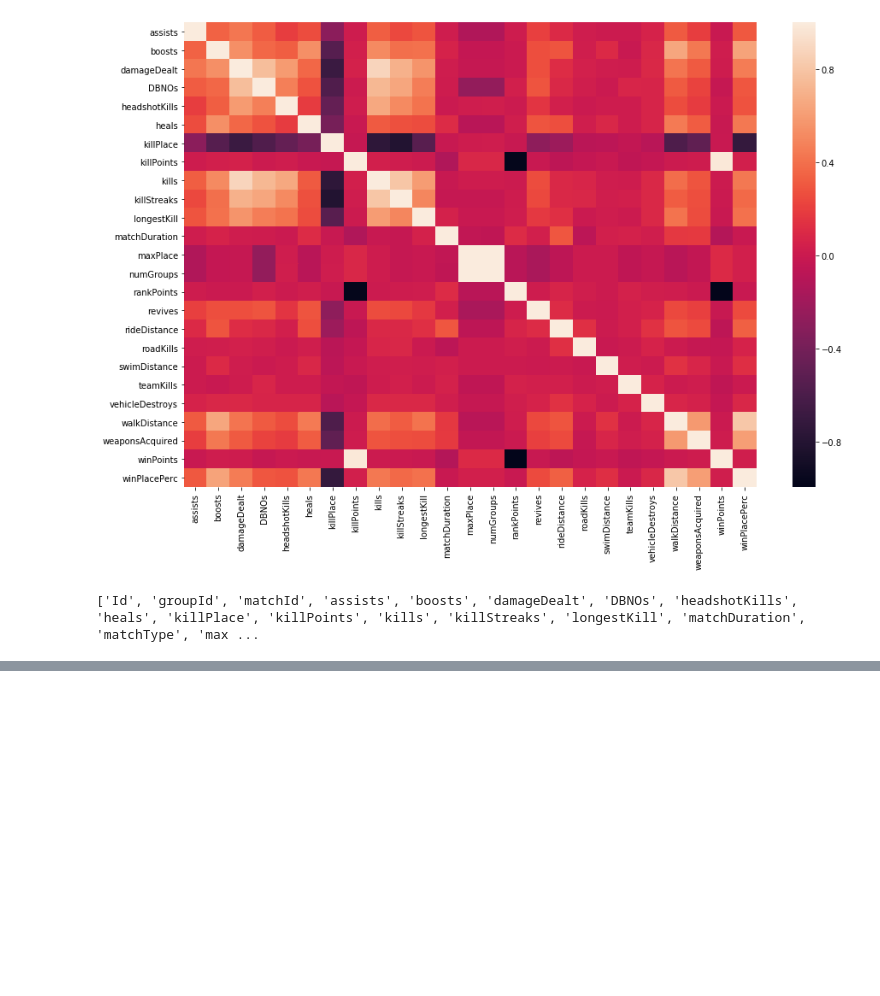
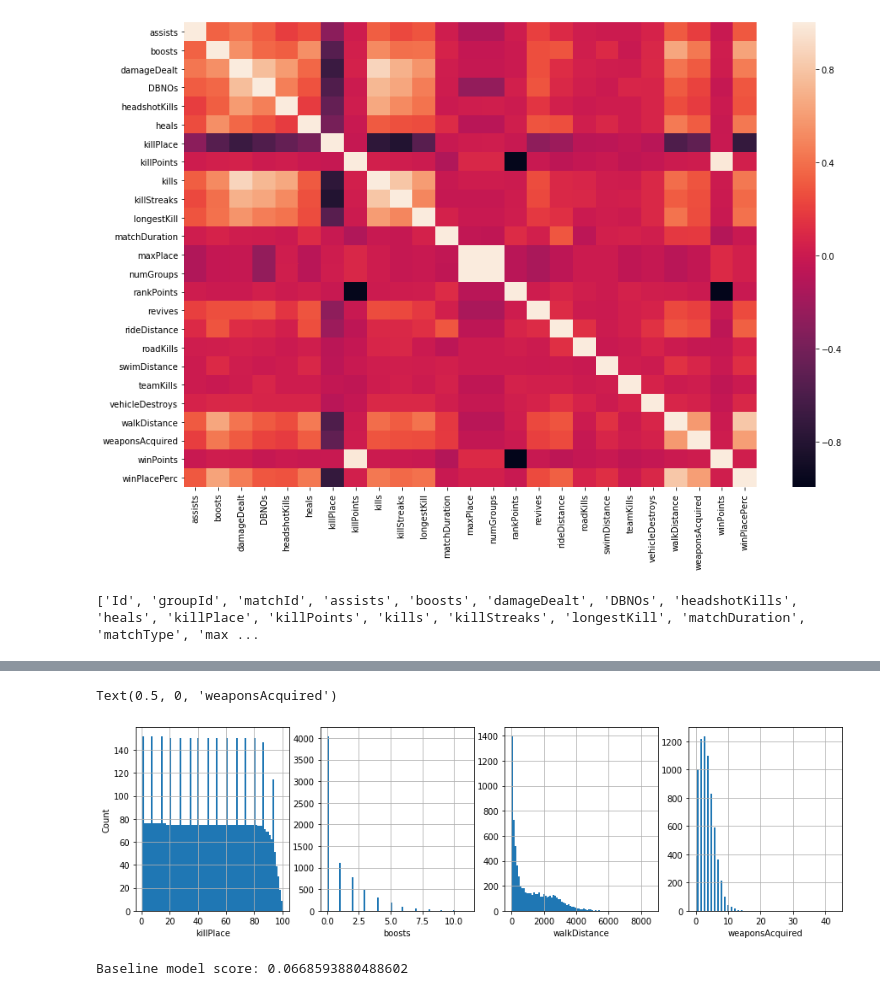
Before and after one commit to makkimaki/GCIwinter2019_assignments, a Jupyter notebook: competition3/Competition3_kernel.ipynb, the cells around one changed output, grey strips where cells are left out. Saved outputs shown, nothing was run; the diff lists cells and outputs as text; code cells hidden in the pictures; blank space fills up the shorter version.

Commit message:
Created baseline model with MAE score.

```diff
--- a/competition3/Competition3_kernel.ipynb
+++ b/competition3/Competition3_kernel.ipynb
@@ -75,0 +129,47 @@ print(columns_list)
+# %%
+plt.figure(figsize=(15,4))
+plt.subplot(1,4,1)
+df["killPlace"].hist(bins=int(np.sqrt(df.shape[0])))
+plt.xlabel("killPlace")
+plt.ylabel("Count")
+
+plt.subplot(1,4,2)
+df["boosts"].hist(bins=int(np.sqrt(df.shape[0])))
+plt.xlabel("boosts")
+# plt.ylabel("Count")
+
+plt.subplot(1,4,3)
+df["walkDistance"].hist(bins=int(np.sqrt(df.shape[0])))
+plt.xlabel("walkDistance")
+# plt.ylabel("Count")
+
+plt.subplot(1,4,4)
+df["weaponsAcquired"].hist(bins=int(np.sqrt(df.shape[0])))
+plt.xlabel("weaponsAcquired")
+# plt.ylabel("Count")
+# %% [output]
+Text(0.5, 0, 'weaponsAcquired')
+[figure, added]
+# %%
+# Create base line model
+from sklearn.ensemble import RandomForestRegressor
+from sklearn.model_selection import train_test_split
+from sklearn.metrics import mean_absolute_error as MAE
+import xgboost as xgb
+
+X, y = df.drop(str_list, axis=1).iloc[:, :-1], df.iloc[:, -1]
+X_train, X_valid, y_train, y_valid = train_test_split(X, y, test_size=0.3, random_state=42)
+
+rfr = RandomForestRegressor()
+rfr.fit(X_train, y_train)
+
+xgbr = ()
+xgbr.fit(X_train, y_train)
+
+preds = rfr.predict(X_valid)
+
+score = MAE(y_valid, preds)
+
+print("Baseline model score:", score)
+# %% [output]
+Baseline model score: 0.0668593880488602
```
Also changed, not shown: parts of 6 cells of this notebook.
